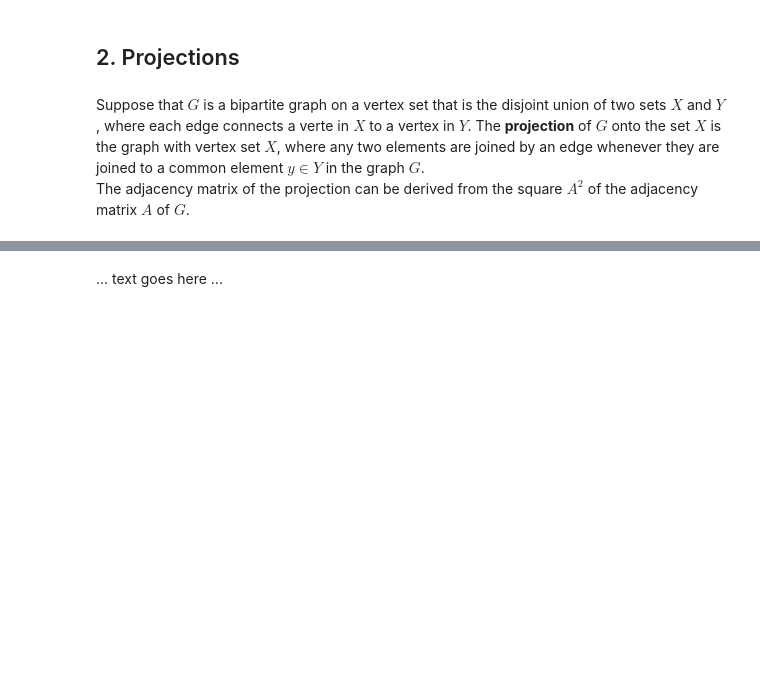
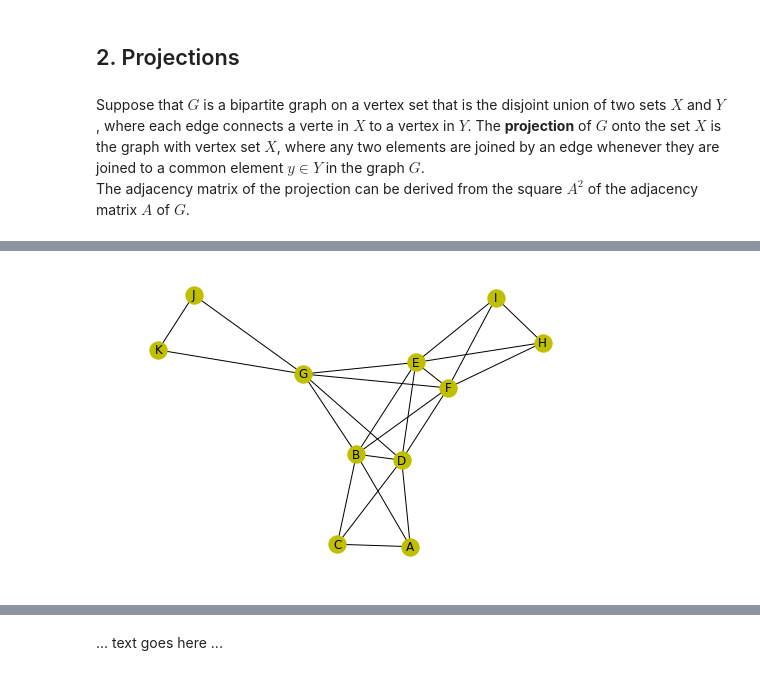
Before and after one commit to faddleb/cs4423, a Jupyter notebook: assignment1.ipynb, the cells around one changed output, grey strips where cells are left out. Saved outputs shown, nothing was run; the diff lists cells and outputs as text; code cells hidden in the pictures; blank space fills up the shorter version.

```diff
--- a/assignment1.ipynb
+++ b/assignment1.ipynb
@@ -141,0 +168,12 @@ nx.draw(G, **opts)
+# %%
+# Part 2: Draw the projection on (just) the people, in which two people are joined by an edge if they have a common focus
+
+# Get top and bottom sets
+top = nx.bipartite.sets(G)[0]
+bottom = nx.bipartite.sets(G)[1]
+
+# Draw the projection on (just) the people (Bottom set)
+P = nx.bipartite.projected_graph(G, bottom)
+nx.draw(P, **opts)
+# %% [output]
+[figure, added]
```
Also changed, not shown: parts of 21 cells of this notebook, 2 other files.
